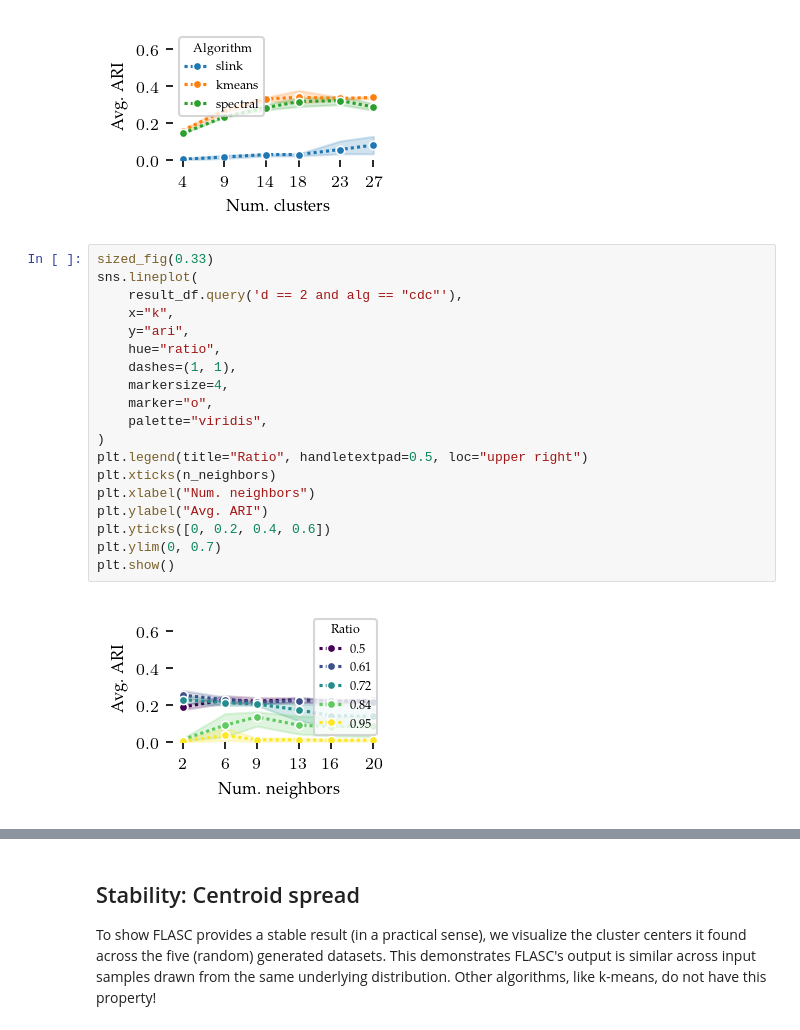
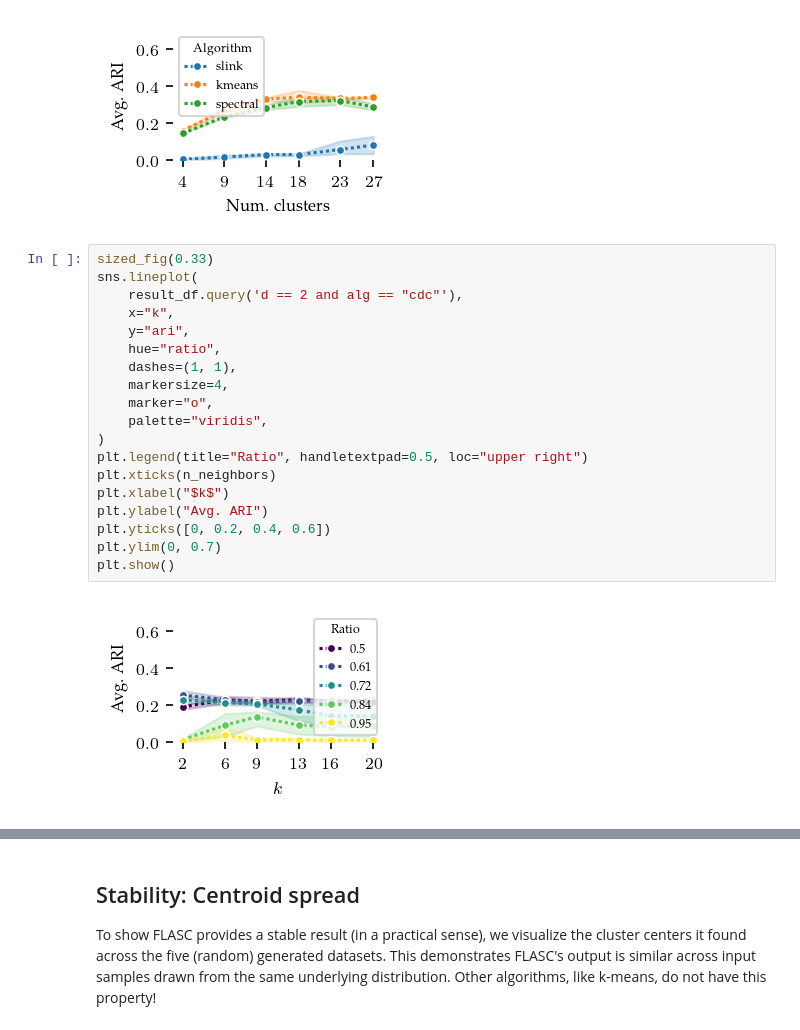
Before and after one commit to vda-lab/pyflasc, a Jupyter notebook: notebooks/Comparison_algorithms.ipynb, the cells around one changed output, grey strips where cells are left out. Cells and saved outputs as stored; diff of their text form.

Commit message:
update figures

```diff
--- a/notebooks/Comparison_algorithms.ipynb
+++ b/notebooks/Comparison_algorithms.ipynb
@@ -384,24 +364,24 @@ plt.show()
 # %%
 sized_fig(0.33)
 sns.lineplot(
     result_df.query('d == 2 and alg == "cdc"'),
     x="k",
     y="ari",
     hue="ratio",
     dashes=(1, 1),
     markersize=4,
     marker="o",
     palette="viridis",
 )
 plt.legend(title="Ratio", handletextpad=0.5, loc="upper right")
 plt.xticks(n_neighbors)
-plt.xlabel("Num. neighbors")
+plt.xlabel("$k$")
 plt.ylabel("Avg. ARI")
 plt.yticks([0, 0.2, 0.4, 0.6])
 plt.ylim(0, 0.7)
 plt.show()
 # %% [output]
-[figure, old version]
+[figure, new version]
 # %%
 samples = [2, 20]
 sized_fig(0.33)
```
Also changed, not shown: parts of 6 cells of this notebook, 10 other files.
